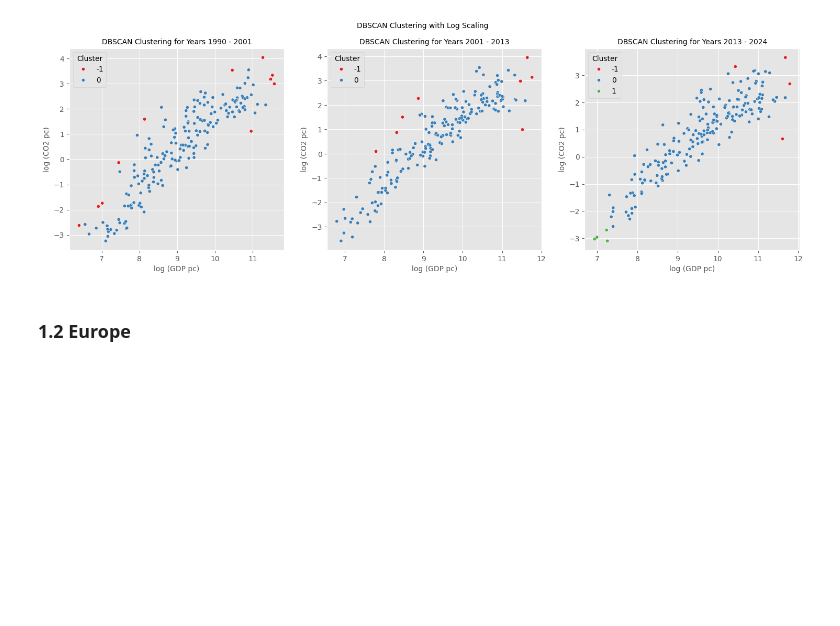
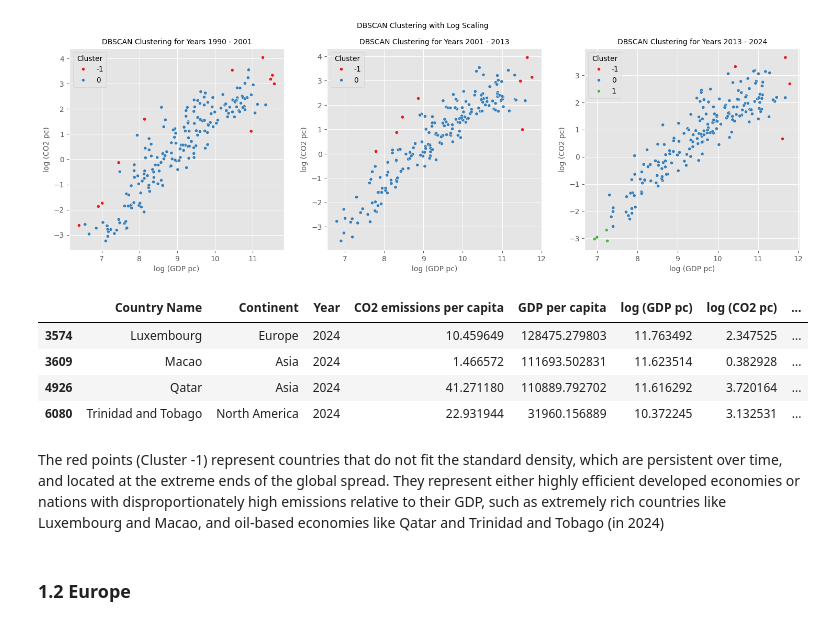
Before and after one commit to martinadep/co2_emissions_data_mining, a Jupyter notebook: notebooks/3_DBSCAN.ipynb, the cells around one changed output. Cells and saved outputs as stored; diff of their text form; code cells hidden in the pictures; blank space fills up the shorter version.

```diff
--- a/notebooks/3_DBSCAN.ipynb
+++ b/notebooks/3_DBSCAN.ipynb
@@ -182,6 +191,19 @@ fig_log.savefig(f'../plots/dbscan/cluster_log.png')
 # %% [output]
 [figure]
 [figure]
+# %%
+df[(df["Year"] == 2024) & (df["Cluster (Log)"] == -1)]
+# %% [output]
+|  | Country Name | Continent | Year | CO2 emissions per capita | GDP per capita | log (GDP pc) | log (CO2 pc) | ... |
+| 3574 | Luxembourg | Europe | 2024 | 10.459649 | 128475.279803 | 11.763492 | 2.347525 | ... |
+| 3609 | Macao | Asia | 2024 | 1.466572 | 111693.502831 | 11.623514 | 0.382928 | ... |
+| 4926 | Qatar | Asia | 2024 | 41.271180 | 110889.792702 | 11.616292 | 3.720164 | ... |
+| 6080 | Trinidad and Tobago | North America | 2024 | 22.931944 | 31960.156889 | 10.372245 | 3.132531 | ... |
+# %% [markdown]
+The red points (Cluster -1) represent countries that do not fit the standard density, which are persistent over time, and located at the
+extreme ends of the global spread. They represent either highly efficient developed economies or nations with disproportionately high
+emissions relative to their GDP, such as extremely rich countries like Luxembourg and Macao, and oil-based economies like Qatar and
+Trinidad and Tobago (in 2024)
 # %% [markdown]
 ### 1.2 Europe
 # %%
```
Also changed, not shown: parts of 3 cells of this notebook, 6 other files.
